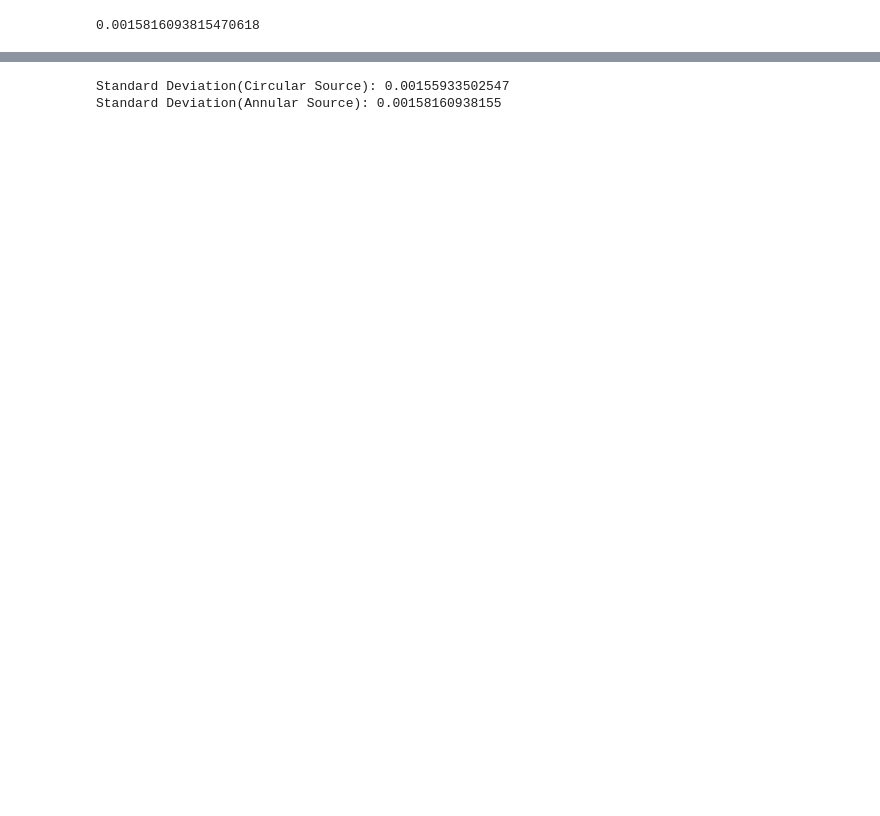
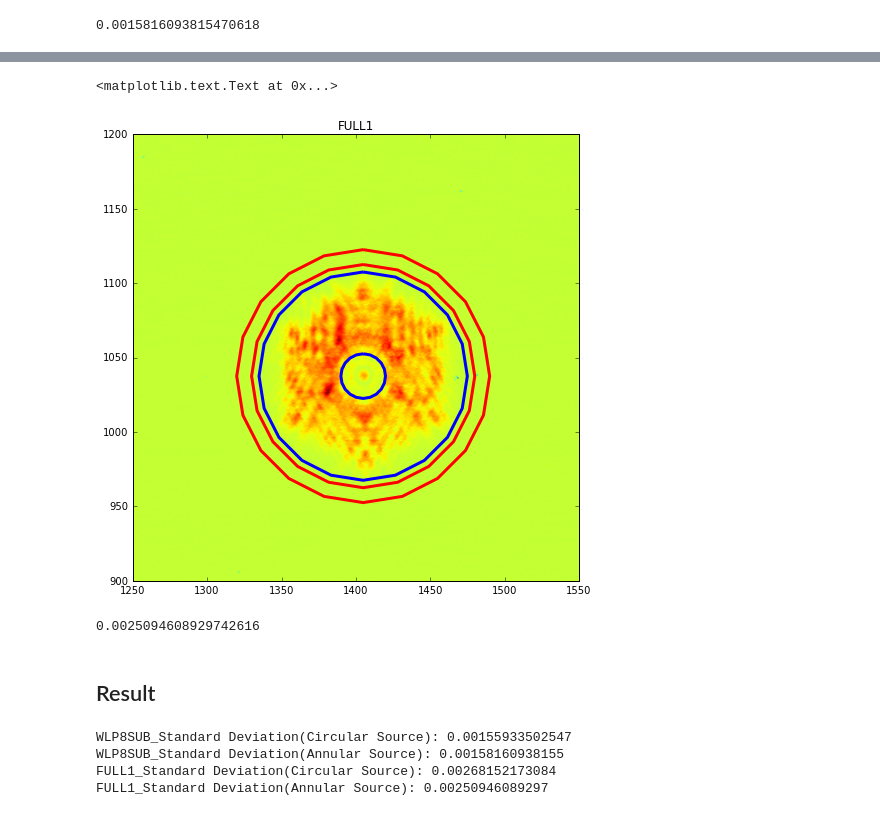
Before and after one commit to rafia37/NIRCam-data-analysis, a Jupyter notebook: Annular Vs. Circular source.ipynb, the cells around one changed output, grey strips where cells are left out. Saved outputs shown, nothing was run; the diff lists cells and outputs as text; code cells hidden in the pictures; blank space fills up the shorter version.

```diff
--- a/Annular Vs. Circular source.ipynb
+++ b/Annular Vs. Circular source.ipynb
@@ -124,0 +208,17 @@ ann_stdev
+# %%
+centers_full = rl.gen_center_g2d(1405,1036,5,400,4,4,0, files_full, red = True)
+# %%
+image, time, header, mask = rl.test_image(files_full[2])
+src_ap = rl.photometry(image, centers_full[1], centers_full[2], mask, index = 2, shape = 'CircAnn',
+                         r_in = 15, r_out = 70)[1]
+bkg_ap = rl.photometry(image, centers_full[1], centers_full[2], mask, index = 2, shape = 'CircAnn',
+                         r_in = 75, r_out = 85)[1]
+plt.imshow(image)
+plt.xlim(1250, 1550)
+plt.ylim(900, 1200)
+src_ap.plot(color='b', linewidth = 3)
+bkg_ap.plot(color='r', linewidth = 3)
+plt.title("FULL1")
+# %% [output]
+<matplotlib.text.Text at 0x...>
+[figure, added]
@@ -125,6 +228,17 @@ ann_stdev
+# %%
+ann_stdev_full = np.std(flux_table['res_flux'])/np.median(flux_table['res_flux'])
+ann_stdev_full
+# %% [output]
+0.0025094608929742616
+# %% [markdown]
+## Result
 # %%
-print "Standard Deviation(Circular Source):", circ_stdev
-print "Standard Deviation(Annular Source):", ann_stdev
+print "WLP8SUB_Standard Deviation(Circular Source):", circ_stdev
+print "WLP8SUB_Standard Deviation(Annular Source):", ann_stdev
+print "FULL1_Standard Deviation(Circular Source):", circ_stdev_full
+print "FULL1_Standard Deviation(Annular Source):", ann_stdev_full
 # %% [output]
-Standard Deviation(Circular Source): 0.00155933502547
-Standard Deviation(Annular Source): 0.00158160938155
+WLP8SUB_Standard Deviation(Circular Source): 0.00155933502547
+WLP8SUB_Standard Deviation(Annular Source): 0.00158160938155
+FULL1_Standard Deviation(Circular Source): 0.00268152173084
+FULL1_Standard Deviation(Annular Source): 0.00250946089297
```
Also changed, not shown: parts of 14 cells of this notebook.
